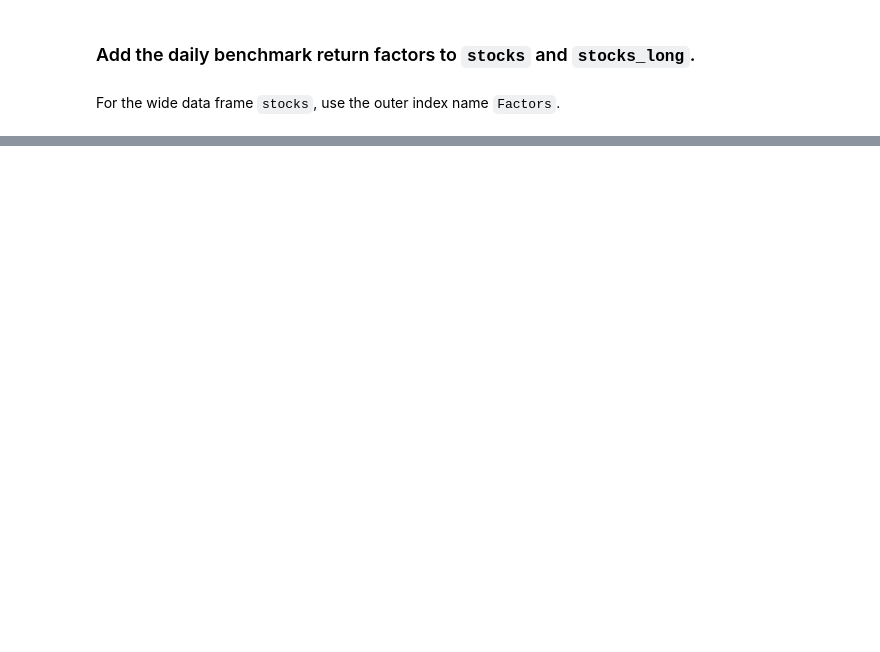
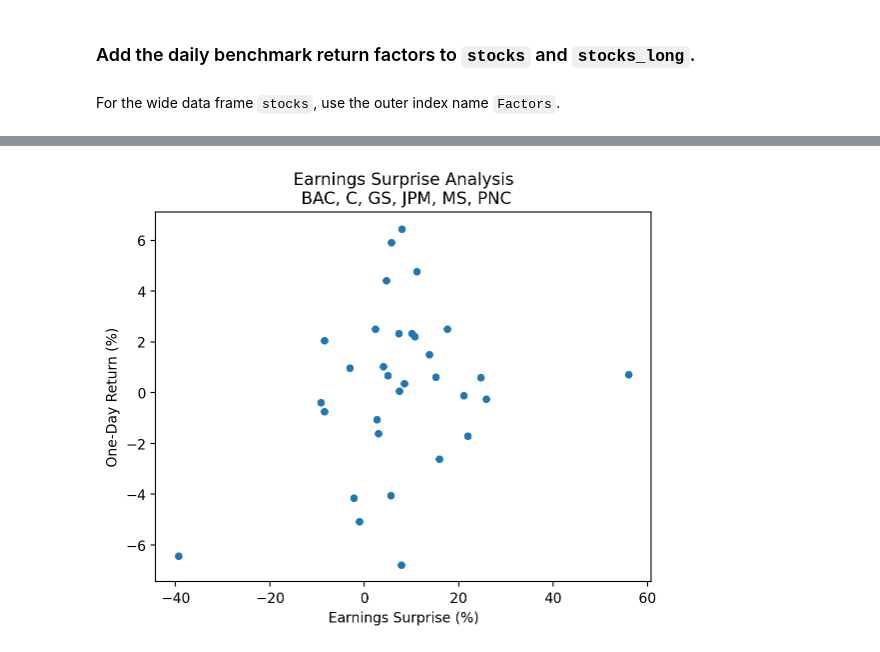
Before and after one commit to richard-herron/fina-6333-2024-spring, a Jupyter notebook: Notebooks/mckinney_08_practice_03.ipynb, the cells around one changed output, grey strips where cells are left out. Cells and saved outputs as stored; diff of their text form; code cells hidden in the pictures; blank space fills up the shorter version.

```diff
--- a/Notebooks/mckinney_08_practice_03.ipynb
+++ b/Notebooks/mckinney_08_practice_03.ipynb
@@ -89,0 +270,11 @@ The current version of `yf.download()` does not accept a `session=` argument.
+# %%
+tickers = yf.Tickers(tickers='BAC C GS JPM MS PNC')
+# %%
+earnings  = (
+    pd.concat(
+        objs=[tickers.tickers[t].earnings_dates for t in tickers.tickers],
+        keys=tickers.tickers,
+        names=['Ticker', 'Date']
+    )
+    .reset_index()
+)
@@ -89,0 +296,9 @@ The current version of `yf.download()` does not accept a `session=` argument.
+# %%
+returns = (
+    stocks_long
+    .reset_index()
+    [['Date', 'Ticker', 'Returns']]
+    .assign(
+        Date=lambda x: x['Date'].dt.tz_localize('America/New_York') + pd.to_timedelta(16, unit='H')
+    )
+)
@@ -89,0 +314,8 @@ The current version of `yf.download()` does not accept a `session=` argument.
+# %%
+surprises = pd.merge_asof(
+    left=earnings.sort_values(['Date', 'Ticker']),
+    right=returns.sort_values(['Date', 'Ticker']),
+    on='Date',
+    by='Ticker',
+    direction='forward'
+)
@@ -89,0 +339,14 @@ The current version of `yf.download()` does not accept a `session=` argument.
+# %%
+(
+    surprises
+    [['Surprise(%)', 'Returns']]
+    .mul(100)
+    .plot(kind='scatter', x='Surprise(%)', y='Returns')
+)
+
+plt.xlabel('Earnings Surprise (%)')
+plt.ylabel('One-Day Return (%)')
+plt.title(f'Earnings Surprise Analysis\n {', '.join(tickers.tickers)}')
+plt.show()
+# %% [output]
+[figure, added]
```
Also changed, not shown: parts of 63 cells of this notebook, 5 other files.
